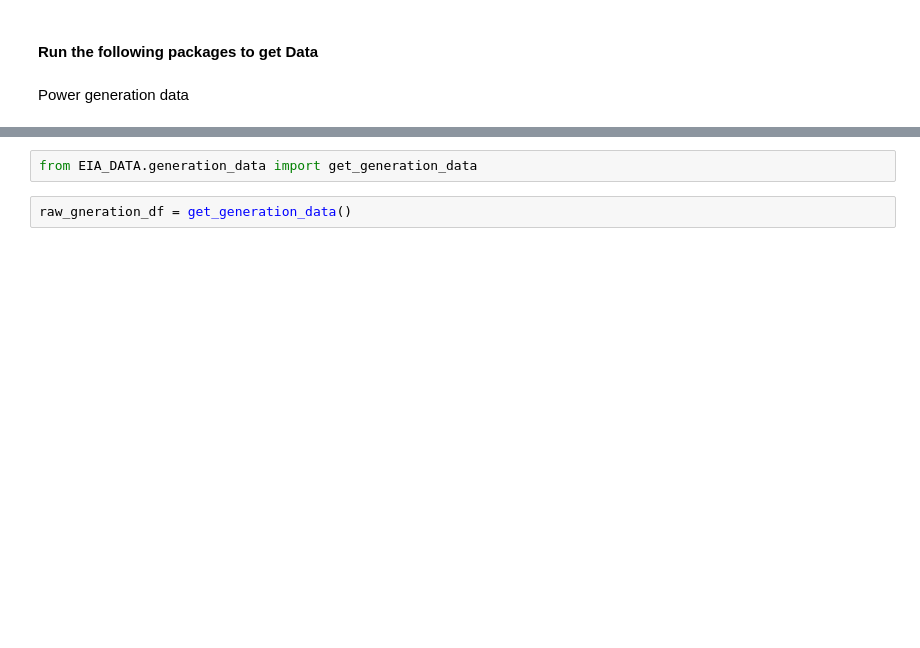
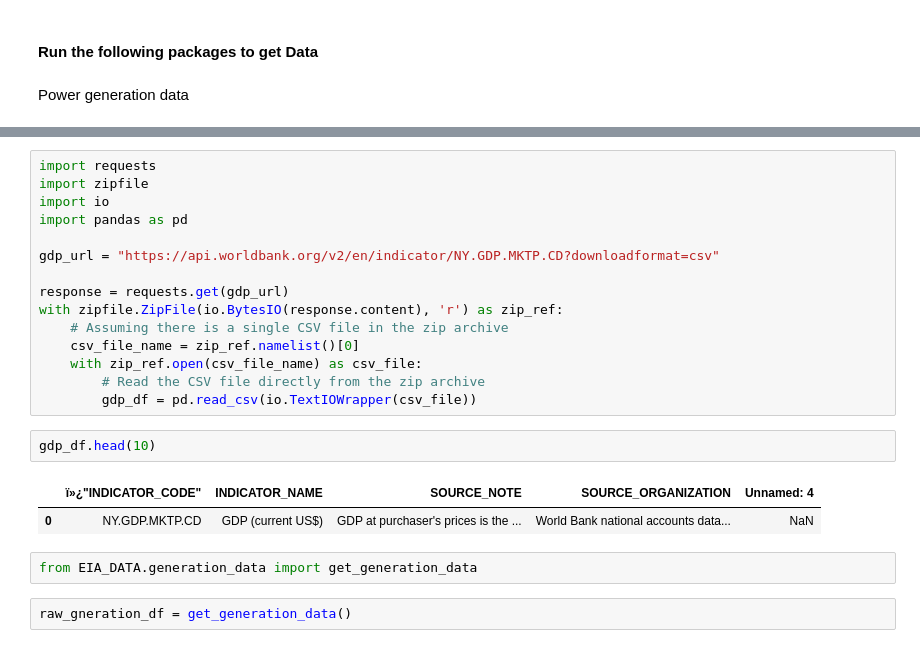
Before and after one commit to NickSordi/6505-Final-Project, a Jupyter notebook: EIA Analysis.ipynb, the cells around one changed output, grey strips where cells are left out. Saved outputs shown, nothing was run; the diff lists cells and outputs as text; blank space fills up the shorter version.

```diff
--- a/EIA Analysis.ipynb
+++ b/EIA Analysis.ipynb
@@ -30,3 +68,23 @@ Power generation data
+# %%
+import requests
+import zipfile
+import io
+import pandas as pd
+
+gdp_url = "https://api.worldbank.org/v2/en/indicator/NY.GDP.MKTP.CD?downloadformat=csv"
+
+response = requests.get(gdp_url)
+with zipfile.ZipFile(io.BytesIO(response.content), 'r') as zip_ref:
+    # Assuming there is a single CSV file in the zip archive
+    csv_file_name = zip_ref.namelist()[0]
+    with zip_ref.open(csv_file_name) as csv_file:
+        # Read the CSV file directly from the zip archive
+        gdp_df = pd.read_csv(io.TextIOWrapper(csv_file))
+# %%
+gdp_df.head(10)
+# %% [output]
+|  | ï»¿"INDICATOR_CODE" | INDICATOR_NAME | SOURCE_NOTE | SOURCE_ORGANIZATION | Unnamed: 4 |
+| 0 | NY.GDP.MKTP.CD | GDP (current US$) | GDP at purchaser's prices is the ... | World Bank national accounts data... | NaN |
 # %%
 from EIA_DATA.generation_data import get_generation_data
 # %%
```
Also changed, not shown: parts of 5 cells of this notebook, 1 other file.
